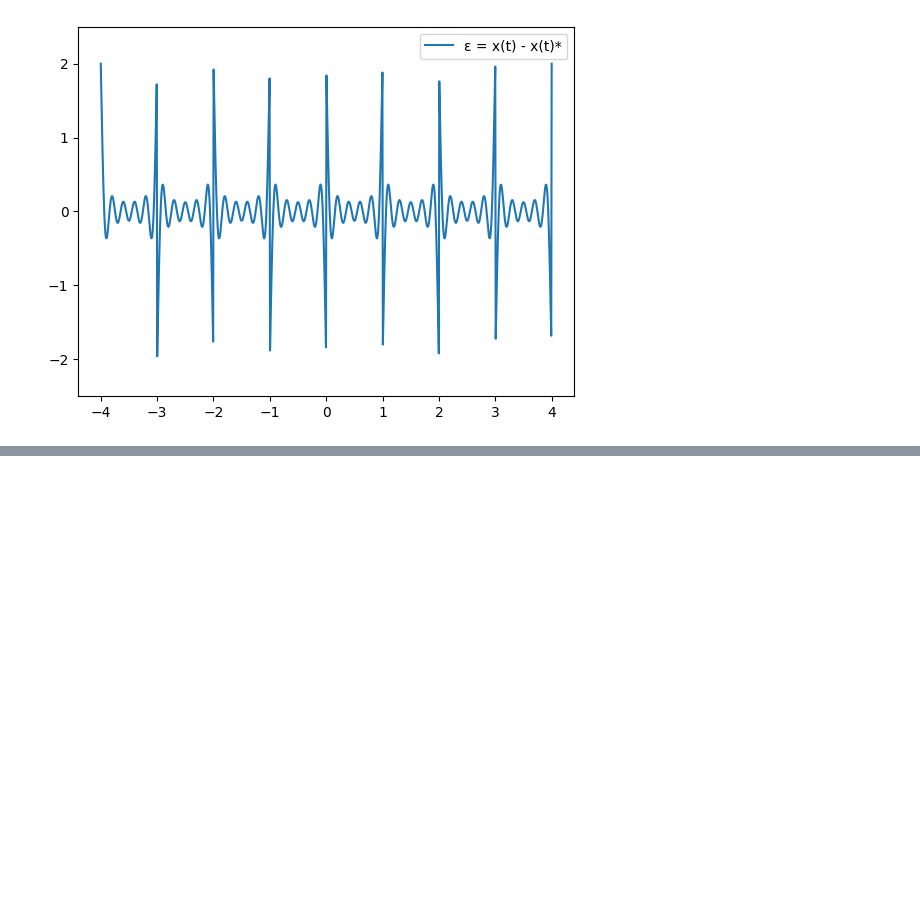
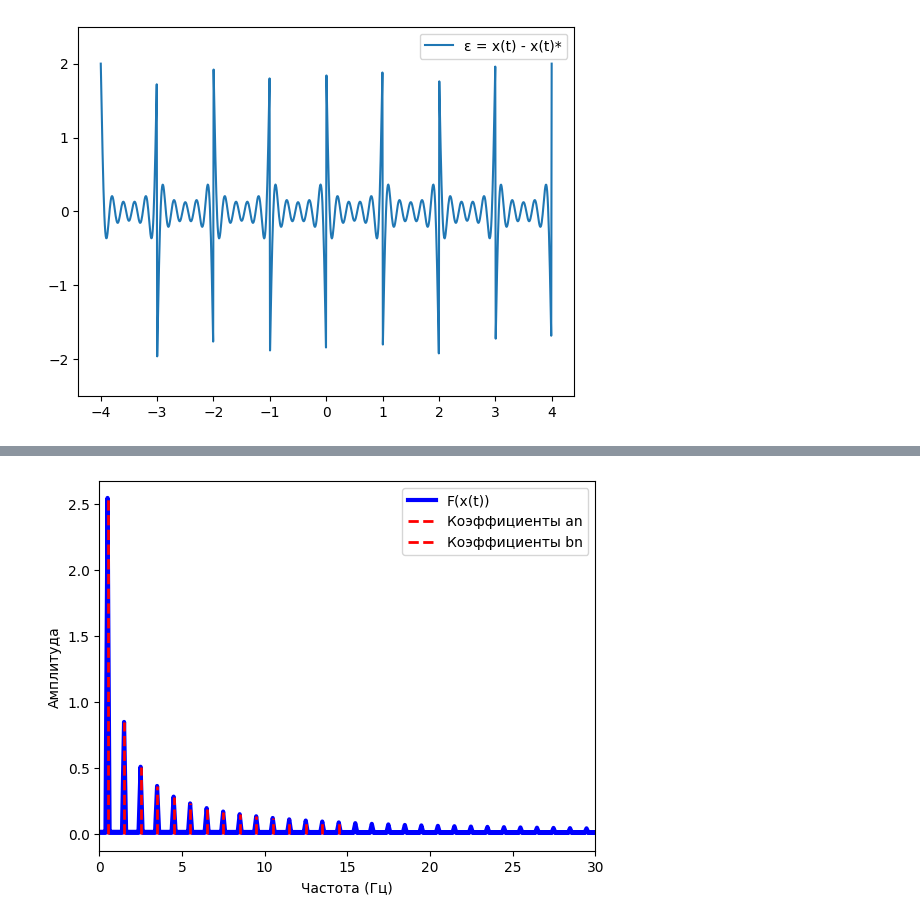
Before and after one commit to NikitaGoltsev/Digital_signals, a Jupyter notebook: lab1.ipynb, the cells around one changed output, grey strips where cells are left out. Saved outputs shown, nothing was run; the diff lists cells and outputs as text; code cells hidden in the pictures; blank space fills up the shorter version.

```diff
--- a/lab1.ipynb
+++ b/lab1.ipynb
@@ -99,0 +159,29 @@ plt.show()
+# %%
+# 3)
+
+w_square = 2 * np.pi / T_square
+N_square = 30
+
+# Вычисление коэффициентов
+an_ = [an(n, w_square, lambda t: square_signal(t, A_square, T_square), t0_square) for n in range(N_square)]
+bn_ = [bn(n, w_square, lambda t: square_signal(t, A_square, T_square), t0_square) for n in range(N_square)]
+# Вычисление DFT сигнала y
+ydft = np.fft.fft(y)
+
+# Вычисление частот
+freq_square = np.fft.fftfreq(len(t_square), d=(t_square[1]-t_square[0]))
+# Ось частот для коэффициентов
+freq = np.arange(start=0, stop=N_square/T_square, step=1/T_square)
+
+# Построение графика спектра
+plt.plot(freq_square, np.abs(ydft) / num_square * 2, color='b', linewidth=3, label = 'F(x(t))')
+plt.vlines(freq, 0, an_, colors='r', label='Коэффициенты an', linewidth=2, linestyles='dashed')
+plt.vlines(freq, 0, bn_, colors='r', label='Коэффициенты bn', linewidth=2, linestyles='dashed')
+
+plt.xlabel('Частота (Гц)')
+plt.ylabel('Амплитуда')
+plt.xlim(0, 30)
+plt.legend()
+plt.show()
+# %% [output]
+[figure, added]
```
Also changed, not shown: parts of 4 cells of this notebook.
